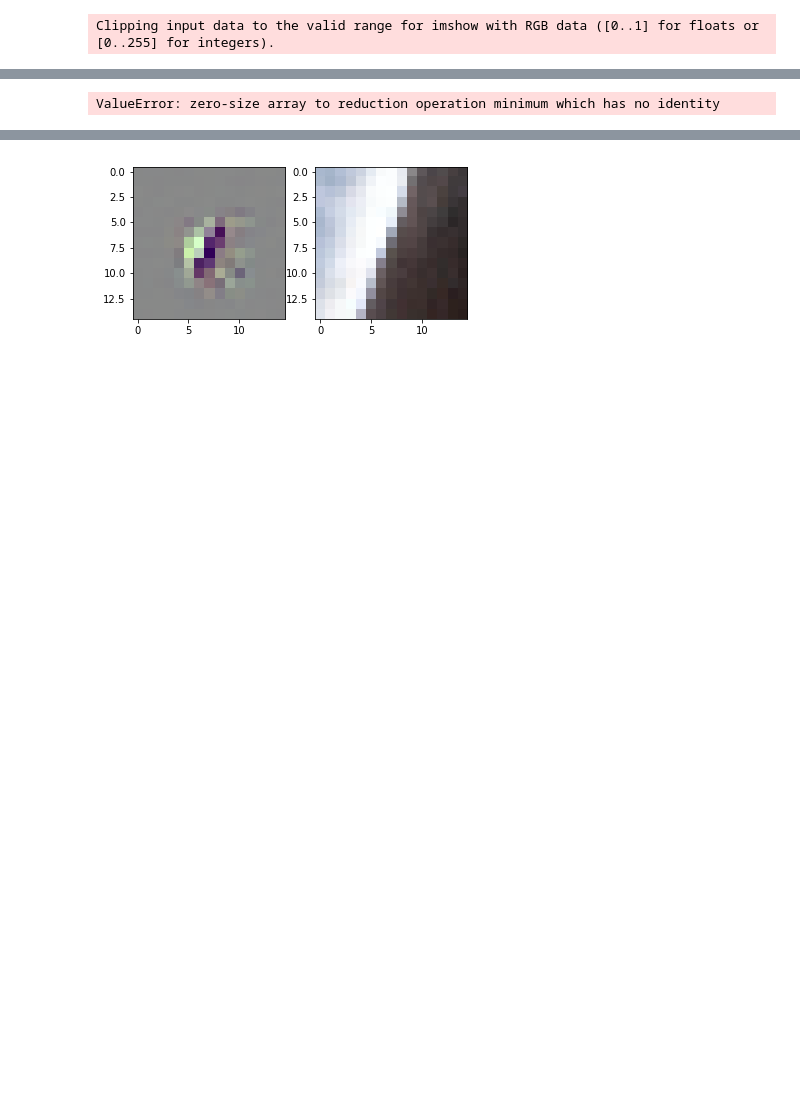
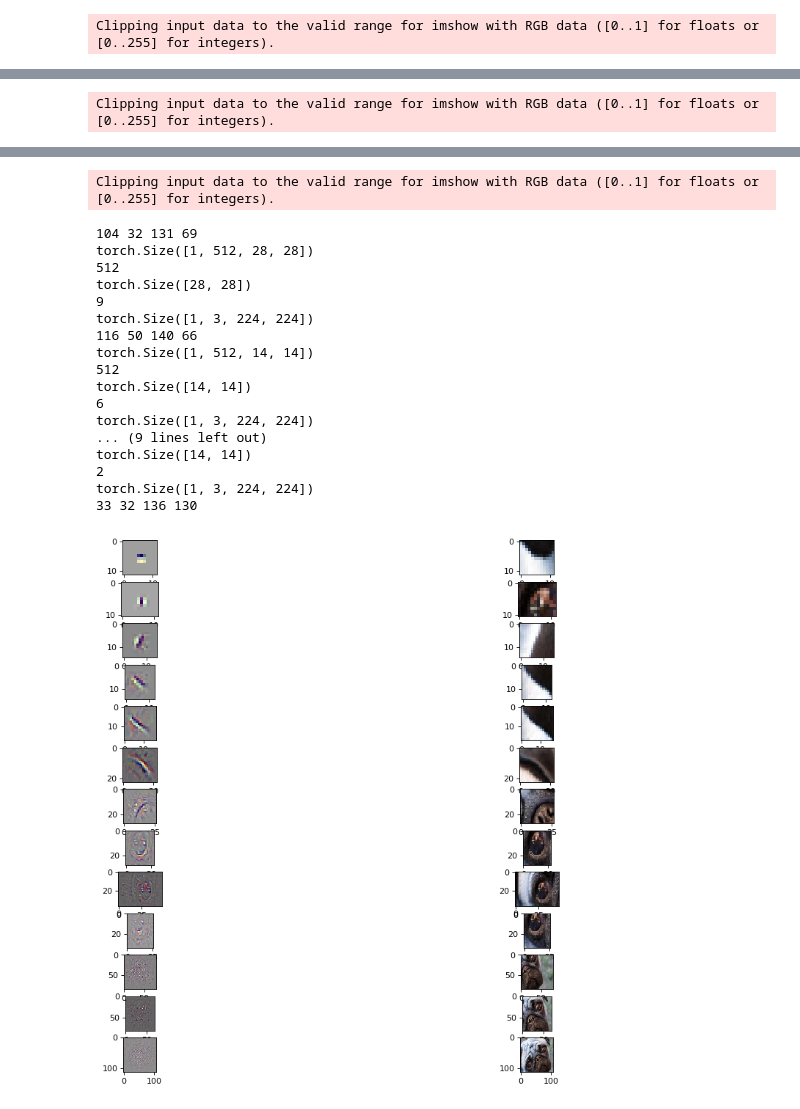
Before and after one commit to Hsue66/DeepLearningStudy, a Jupyter notebook: Deconv/Deconvolution-Copy1.ipynb, the cells around one changed output, grey strips where cells are left out. Drawn from its saved outputs; the diff is of its cells as text; code cells hidden in the pictures; blank space fills up the shorter version.

Commit message:
deconv

```diff
--- a/Deconv/Deconvolution-Copy1.ipynb
+++ b/Deconv/Deconvolution-Copy1.ipynb
@@ -85,8 +85,16 @@ def visualize(deconv_output):
                 righty = max(j,righty)
 
     print(leftx,lefty, rightx, righty)
-    deconv = new_img[leftx-5:rightx+5, lefty-5:righty+5, :]
-    original = ori_img[leftx-5:rightx+5, lefty-5:righty+5, :]
+
+    maximum = 243
+    minimum = 0
+    leftx = max(min(leftx-5,maximum),minimum)
+    lefty = max(min(lefty-5,maximum),minimum)
+    rightx = max(min(rightx+5,maximum),minimum)
+    righty = max(min(righty+5,maximum),minimum)
+
+    deconv = new_img[leftx:rightx, lefty:righty, :]
+    original = ori_img[leftx:rightx, lefty:righty, :]
 
     #plt.subplot(1, 2, 1)
     #plt.imshow(temp)
@@ -115,6 +123,18 @@ convLayer_idx = list(vgg16deconv.index_mapping.keys())
 #convLayer_idx = [0,2,5,7,10,12,14,17]
 num_layer = len(convLayer_idx)
 
+"""
+deconv_output = layerDeconv(7,vgg16,vgg16deconv)
+deconv, original = visualize(deconv_output)
+plt.subplot(num_layer, 2, 1)
+plt.imshow(deconv)
+plt.subplot(num_layer, 2, 2)
+plt.imshow(original)
+
+
+"""
+plt.figure(num=None, figsize=(16,12), dpi=80)
+
 for i,layer in enumerate(convLayer_idx):
     deconv_output = layerDeconv(layer,vgg16,vgg16deconv)
     deconv, original = visualize(deconv_output)
@@ -152 +176 @@ torch.Size([1, 3, 224, 224])
-ValueError: zero-size array to reduction operation minimum which has no identity
+Clipping input data to the valid range for imshow with RGB data ([0..1] for floats or [0..255] for integers).
@@ -153 +194,19 @@ ValueError: zero-size array to reduction operation minimum which has no identity
+Clipping input data to the valid range for imshow with RGB data ([0..1] for floats or [0..255] for integers).
+104 32 131 69
+torch.Size([1, 512, 28, 28])
+512
+torch.Size([28, 28])
+9
+torch.Size([1, 3, 224, 224])
+116 50 140 66
+torch.Size([1, 512, 14, 14])
+512
+torch.Size([14, 14])
+6
+torch.Size([1, 3, 224, 224])
+... (9 lines left out)
+torch.Size([14, 14])
+2
+torch.Size([1, 3, 224, 224])
+33 32 136 130
-[figure, old version]
+[figure, new version]
```
Also changed, not shown: parts of 1 cell of this notebook.
